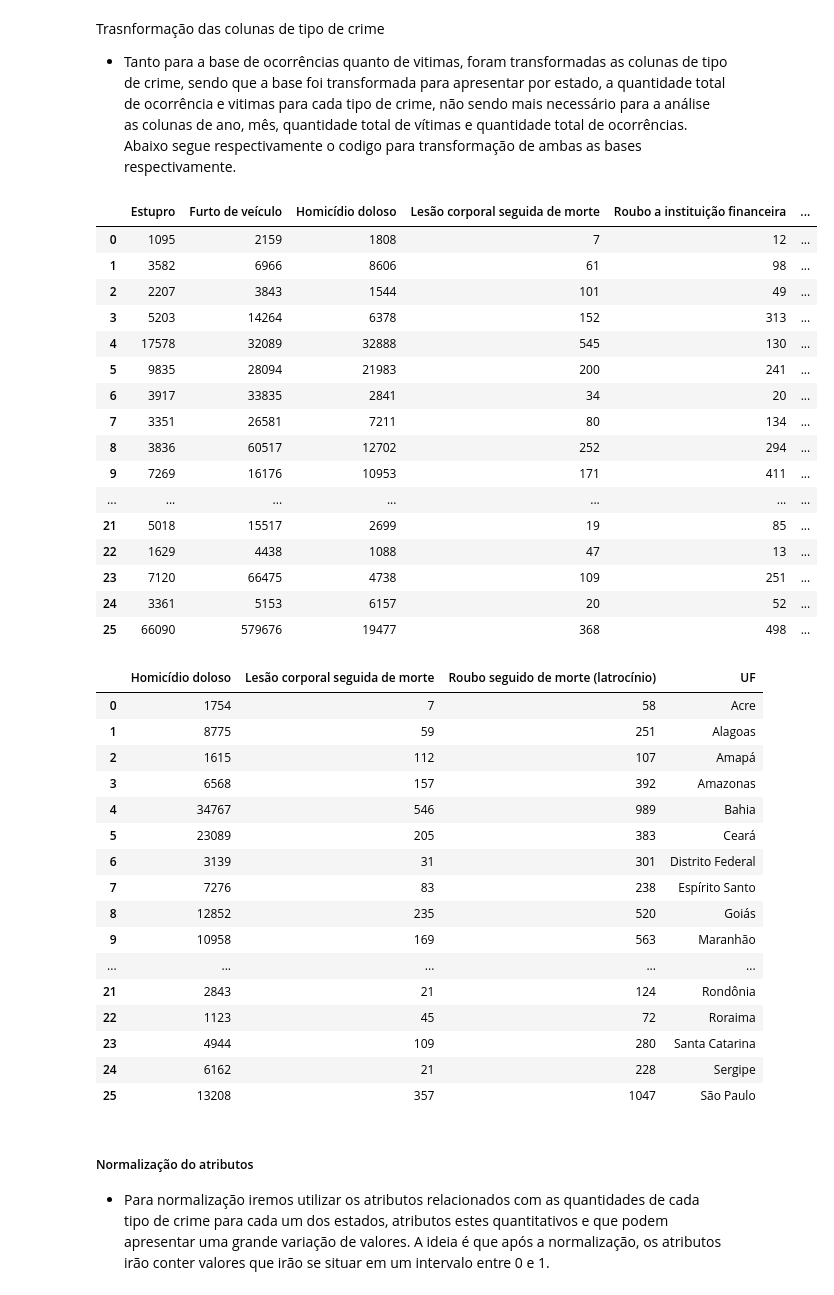
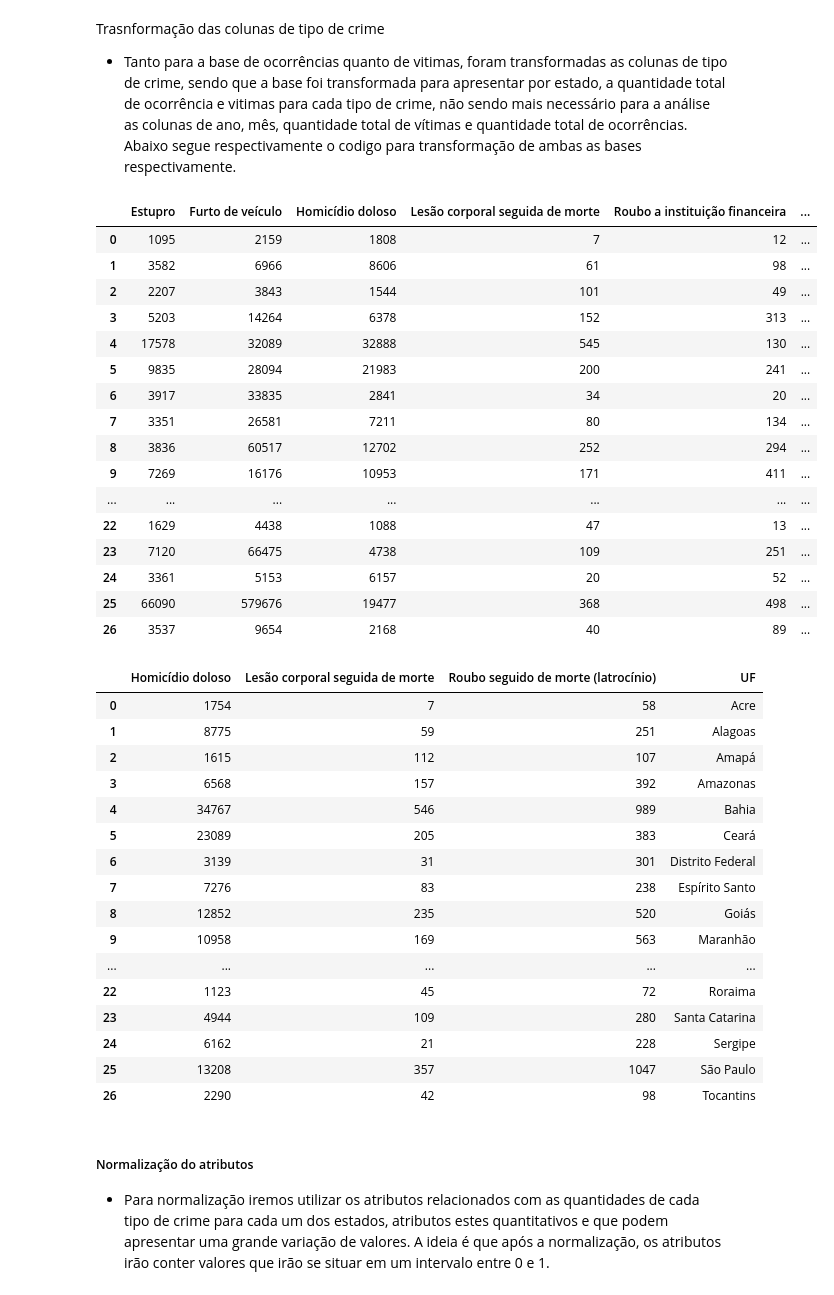
Before and after one commit to matheusnalmeida/An-lise-de-dados-criminais-Sinesp, a Jupyter notebook: Trabalho_Prático_2_Analisando_dados_criminais.ipynb, the cells around one changed output. Saved outputs shown, nothing was run; the diff lists cells and outputs as text; code cells hidden in the pictures.

```diff
--- a/Trabalho_Prático_2_Analisando_dados_criminais.ipynb
+++ b/Trabalho_Prático_2_Analisando_dados_criminais.ipynb
@@ -177,38 +177,40 @@ Trasnformação das colunas de tipo de crime
 groupby_ocorrencias = dados_ocorrencias.groupby(by=['UF','Tipo Crime'])['Ocorrências'].sum().reset_index()
 lista_tipo_crime_ocorrencias_columns = list(dados_ocorrencias['Tipo Crime'].unique()) + ['UF']
 dataset_transform_ocorrencias = pd.DataFrame(columns=lista_tipo_crime_ocorrencias_columns)
 #print(groupby_ocorrencias)
 count = 0
 values = []
 
 for i in range(len(groupby_ocorrencias)):
     if count == 9:
         dataset_transform_ocorrencias.loc[len(dataset_transform_ocorrencias)] = values + [groupby_ocorrencias['UF'][i-1]]
         count = 0
         values = []
 
     values.append(groupby_ocorrencias['Ocorrências'][i])
     count += 1
 
+dataset_transform_ocorrencias.loc[len(dataset_transform_ocorrencias)] = values + [groupby_ocorrencias['UF'][len(groupby_ocorrencias)-1]]
+
 dataset_transform_ocorrencias
 # %% [output]
 |  | Estupro | Furto de veículo | Homicídio doloso | Lesão corporal seguida de morte | Roubo a instituição financeira | ... |
 | 0 | 1095 | 2159 | 1808 | 7 | 12 | ... |
 | 1 | 3582 | 6966 | 8606 | 61 | 98 | ... |
 | 2 | 2207 | 3843 | 1544 | 101 | 49 | ... |
 | 3 | 5203 | 14264 | 6378 | 152 | 313 | ... |
 | 4 | 17578 | 32089 | 32888 | 545 | 130 | ... |
 | 5 | 9835 | 28094 | 21983 | 200 | 241 | ... |
 | 6 | 3917 | 33835 | 2841 | 34 | 20 | ... |
 | 7 | 3351 | 26581 | 7211 | 80 | 134 | ... |
 | 8 | 3836 | 60517 | 12702 | 252 | 294 | ... |
 | 9 | 7269 | 16176 | 10953 | 171 | 411 | ... |
 | ... | ... | ... | ... | ... | ... | ... |
-| 21 | 5018 | 15517 | 2699 | 19 | 85 | ... |
 | 22 | 1629 | 4438 | 1088 | 47 | 13 | ... |
 | 23 | 7120 | 66475 | 4738 | 109 | 251 | ... |
 | 24 | 3361 | 5153 | 6157 | 20 | 52 | ... |
 | 25 | 66090 | 579676 | 19477 | 368 | 498 | ... |
+| 26 | 3537 | 9654 | 2168 | 40 | 89 | ... |
 # %%
 # Transformando base de vítimas
 
@@ -225,6 +227,8 @@ for i in range(len(groupby_vitimas)):
 
     values.append(groupby_vitimas['Vítimas'][i])
 
+dataset_transform_vitimas.loc[len(dataset_transform_vitimas)] = values + [groupby_vitimas['UF'][len(groupby_vitimas)-1]]
+
 dataset_transform_vitimas
 # %% [output]
 |  | Homicídio doloso | Lesão corporal seguida de morte | Roubo seguido de morte (latrocínio) | UF |
@@ -239,11 +243,11 @@ dataset_transform_vitimas
 | 8 | 12852 | 235 | 520 | Goiás |
 | 9 | 10958 | 169 | 563 | Maranhão |
 | ... | ... | ... | ... | ... |
-| 21 | 2843 | 21 | 124 | Rondônia |
 | 22 | 1123 | 45 | 72 | Roraima |
 | 23 | 4944 | 109 | 280 | Santa Catarina |
 | 24 | 6162 | 21 | 228 | Sergipe |
 | 25 | 13208 | 357 | 1047 | São Paulo |
+| 26 | 2290 | 42 | 98 | Tocantins |
 # %% [markdown]
 ##### Normalização do atributos
 
```
Also changed, not shown: parts of 11 cells of this notebook.
